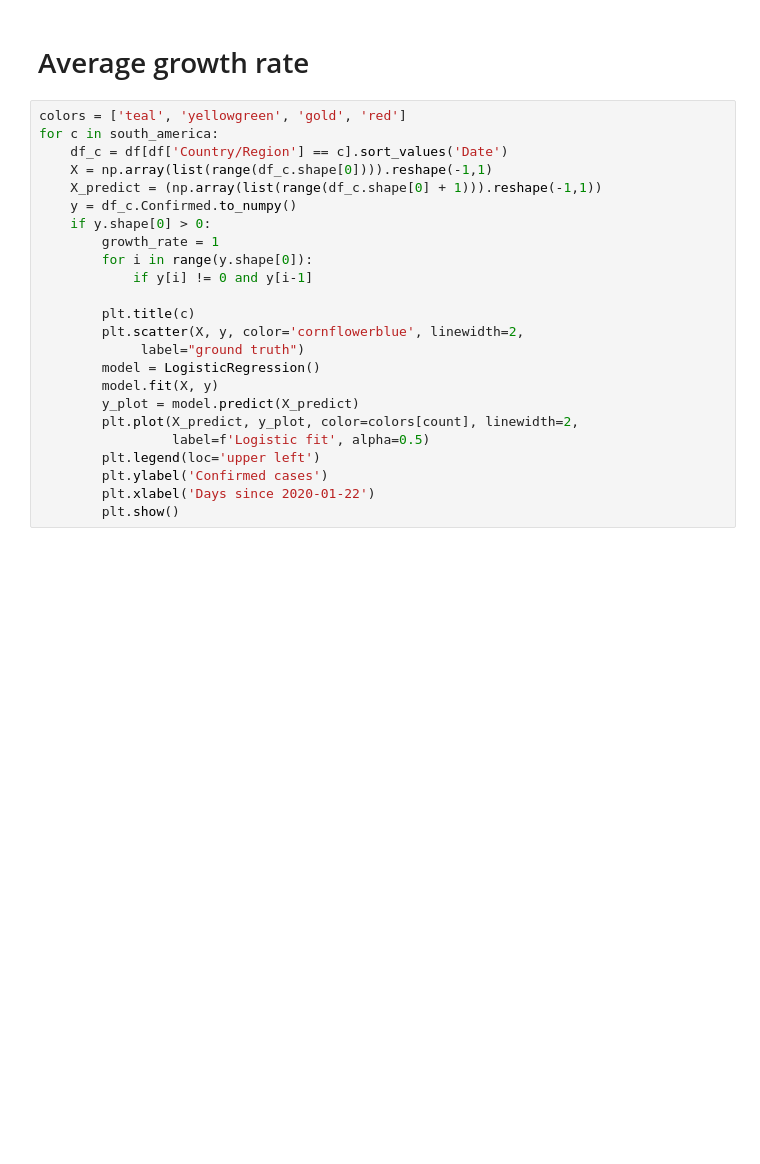
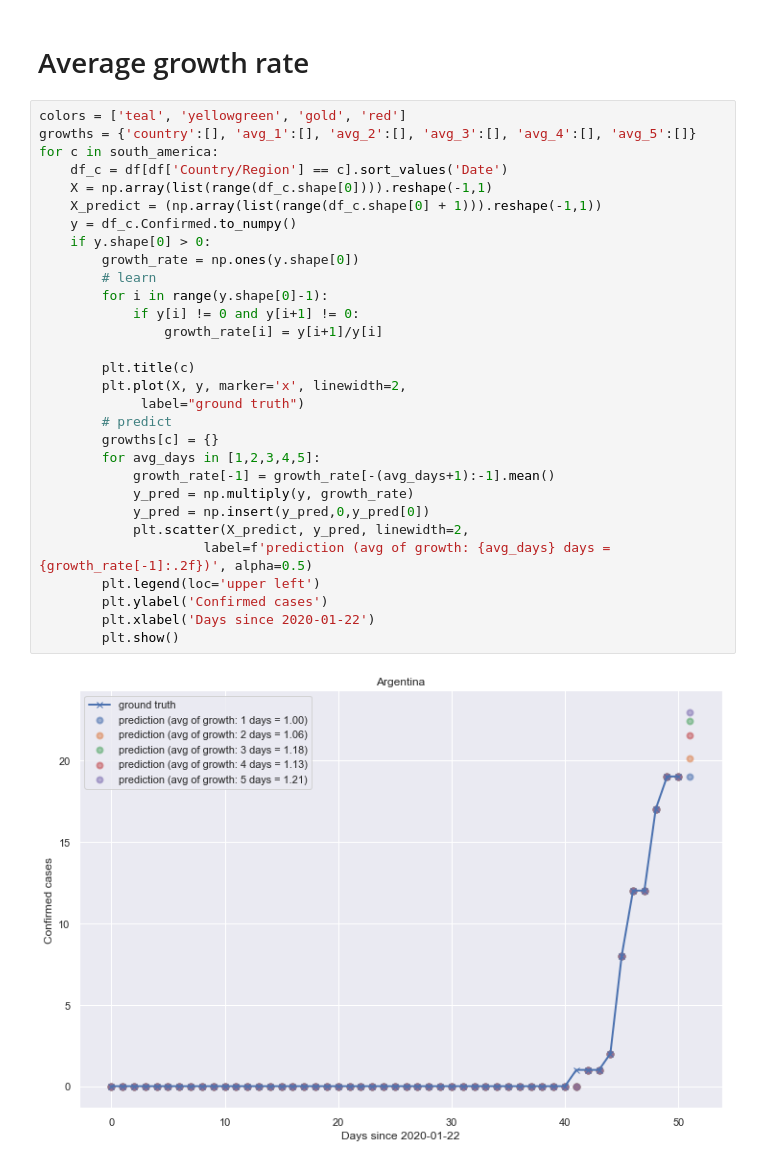
Before and after one commit to torresmateo/covid19, a Jupyter notebook: Estimators.ipynb, the cells around one changed output. Saved outputs shown, nothing was run; the diff lists cells and outputs as text; blank space fills up the shorter version.

```diff
--- a/Estimators.ipynb
+++ b/Estimators.ipynb
@@ -65,25 +94,33 @@ for c in south_america:
 # Average growth rate
 # %%
 colors = ['teal', 'yellowgreen', 'gold', 'red']
+growths = {'country':[], 'avg_1':[], 'avg_2':[], 'avg_3':[], 'avg_4':[], 'avg_5':[]}
 for c in south_america:
     df_c = df[df['Country/Region'] == c].sort_values('Date')
     X = np.array(list(range(df_c.shape[0]))).reshape(-1,1)
     X_predict = (np.array(list(range(df_c.shape[0] + 1))).reshape(-1,1))
     y = df_c.Confirmed.to_numpy()
     if y.shape[0] > 0:
-        growth_rate = 1
-        for i in range(y.shape[0]):
-            if y[i] != 0 and y[i-1]
+        growth_rate = np.ones(y.shape[0])
+        # learn
+        for i in range(y.shape[0]-1):
+            if y[i] != 0 and y[i+1] != 0:
+                growth_rate[i] = y[i+1]/y[i]
 
         plt.title(c)
-        plt.scatter(X, y, color='cornflowerblue', linewidth=2,
+        plt.plot(X, y, marker='x', linewidth=2,
              label="ground truth")
-        model = LogisticRegression()
-        model.fit(X, y)
-        y_plot = model.predict(X_predict)
-        plt.plot(X_predict, y_plot, color=colors[count], linewidth=2,
-                 label=f'Logistic fit', alpha=0.5)
+        # predict
+        growths[c] = {}
+        for avg_days in [1,2,3,4,5]:
+            growth_rate[-1] = growth_rate[-(avg_days+1):-1].mean()
+            y_pred = np.multiply(y, growth_rate)
+            y_pred = np.insert(y_pred,0,y_pred[0])
+            plt.scatter(X_predict, y_pred, linewidth=2,
+                     label=f'prediction (avg of growth: {avg_days} days = {growth_rate[-1]:.2f})', alpha=0.5)
         plt.legend(loc='upper left')
         plt.ylabel('Confirmed cases')
         plt.xlabel('Days since 2020-01-22')
         plt.show()
+# %% [output]
+[figure, added]
```
Also changed, not shown: parts of 5 cells of this notebook.
